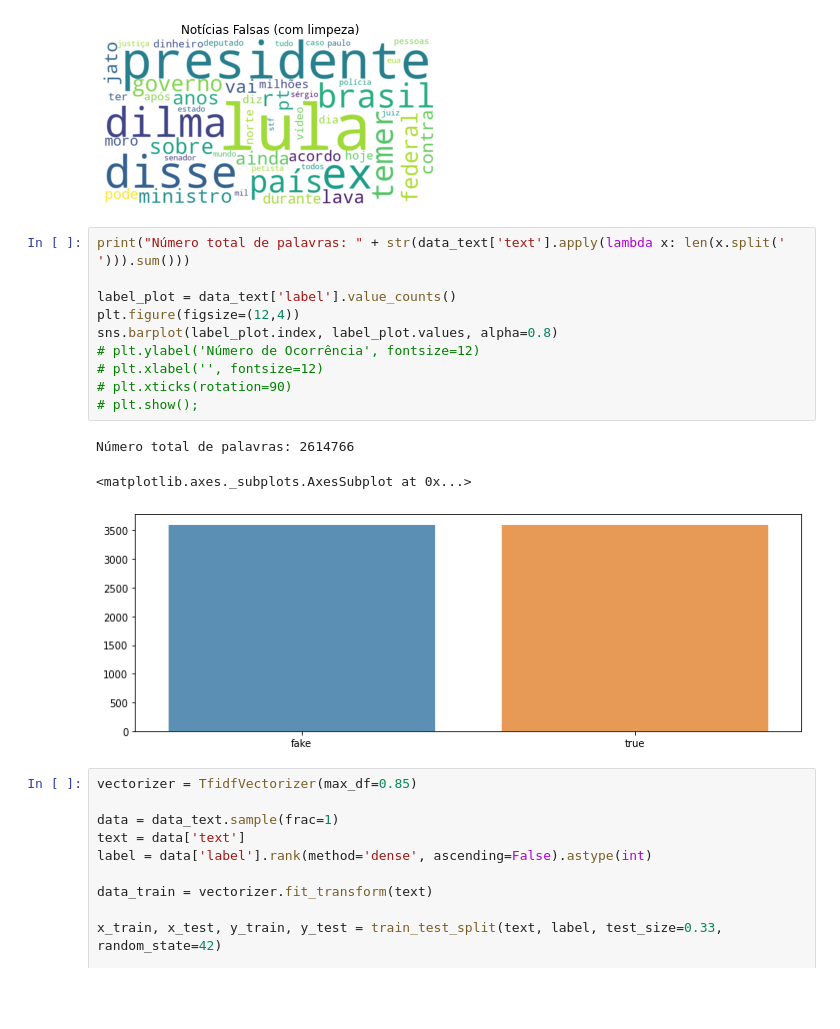
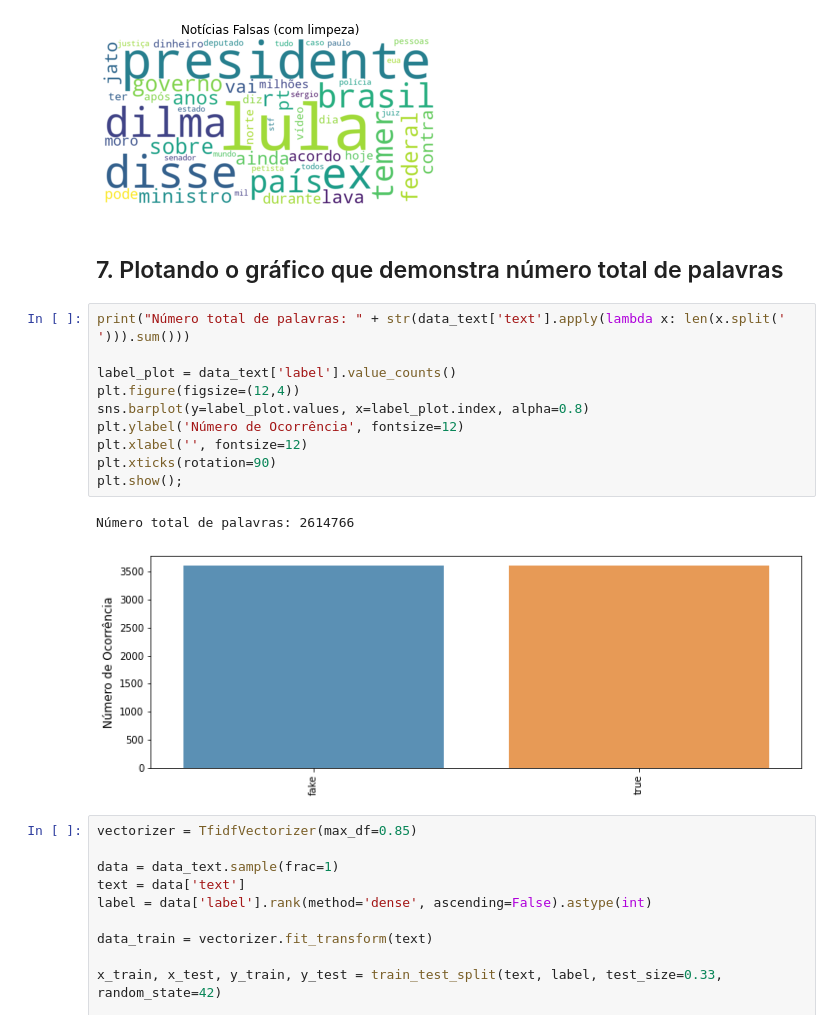
Before and after one commit to matheus-de-araujo/fakenews-classifier-notebook, a Jupyter notebook: notebook.ipynb, the cells around one changed output. Drawn from its saved outputs; the diff is of its cells as text; blank space fills up the shorter version.

```diff
--- a/notebook.ipynb
+++ b/notebook.ipynb
@@ -149,20 +149,21 @@ cloudOfWords(text=cleaning_text(removeStopWords(data_raw_fake)), title='Notícia
 [figure]
 [figure]
 [figure]
+# %% [markdown]
+## 7. Plotando o gráfico que demonstra número total de palavras
 # %%
 print("Número total de palavras: " + str(data_text['text'].apply(lambda x: len(x.split(' '))).sum()))
 
 label_plot = data_text['label'].value_counts()
 plt.figure(figsize=(12,4))
-sns.barplot(label_plot.index, label_plot.values, alpha=0.8)
-# plt.ylabel('Número de Ocorrência', fontsize=12)
-# plt.xlabel('', fontsize=12)
-# plt.xticks(rotation=90)
-# plt.show();
+sns.barplot(y=label_plot.values, x=label_plot.index, alpha=0.8)
+plt.ylabel('Número de Ocorrência', fontsize=12)
+plt.xlabel('', fontsize=12)
+plt.xticks(rotation=90)
+plt.show();
 # %% [output]
 Número total de palavras: 2614766
-<matplotlib.axes._subplots.AxesSubplot at 0x...>
-[figure, old version]
+[figure, new version]
 # %%
 vectorizer = TfidfVectorizer(max_df=0.85)
 
```
